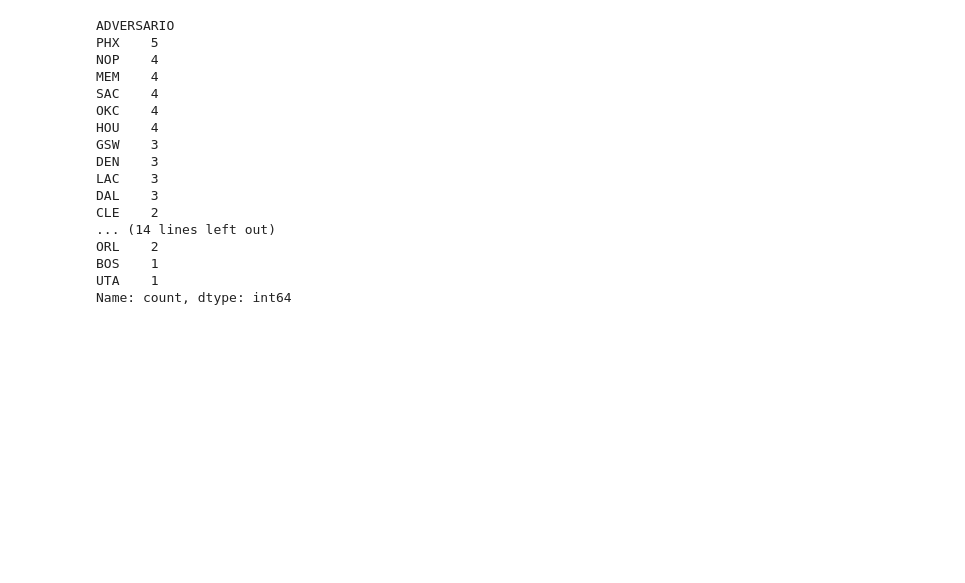
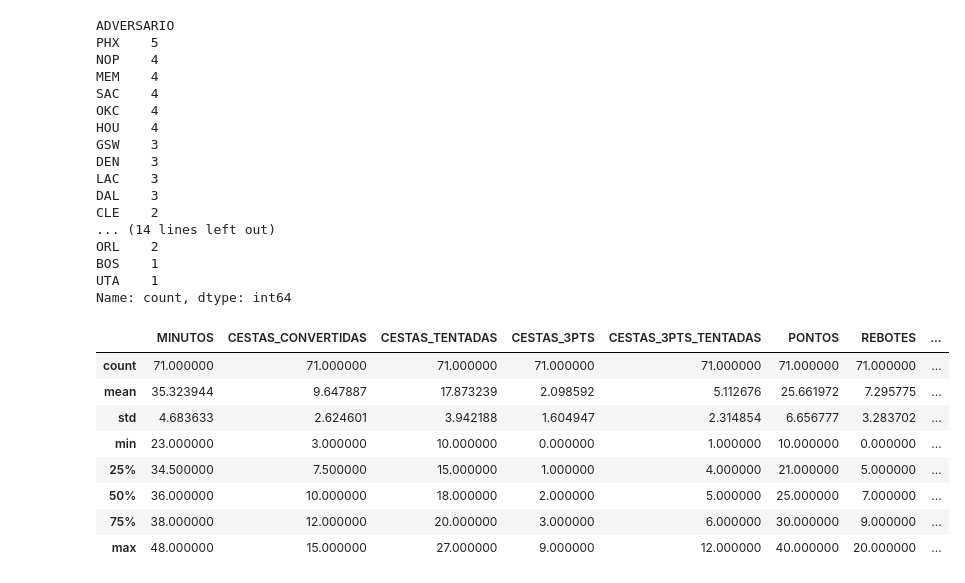
Before and after one commit to BernardoSantDev/Pipeline-de-Dados-com-API-Limpeza-e-Analise, a Jupyter notebook: notebooks/projeto_api.ipynb, the cells around one changed output. Saved outputs shown, nothing was run; the diff lists cells and outputs as text; code cells hidden in the pictures; blank space fills up the shorter version.

```diff
--- a/notebooks/projeto_api.ipynb
+++ b/notebooks/projeto_api.ipynb
@@ -247,3 +247,15 @@ ORL    2
 BOS    1
 UTA    1
 Name: count, dtype: int64
+# %%
+df.describe()
+# %% [output]
+|  | MINUTOS | CESTAS_CONVERTIDAS | CESTAS_TENTADAS | CESTAS_3PTS | CESTAS_3PTS_TENTADAS | PONTOS | REBOTES | ... |
+| count | 71.000000 | 71.000000 | 71.000000 | 71.000000 | 71.000000 | 71.000000 | 71.000000 | ... |
+| mean | 35.323944 | 9.647887 | 17.873239 | 2.098592 | 5.112676 | 25.661972 | 7.295775 | ... |
+| std | 4.683633 | 2.624601 | 3.942188 | 1.604947 | 2.314854 | 6.656777 | 3.283702 | ... |
+| min | 23.000000 | 3.000000 | 10.000000 | 0.000000 | 1.000000 | 10.000000 | 0.000000 | ... |
+| 25% | 34.500000 | 7.500000 | 15.000000 | 1.000000 | 4.000000 | 21.000000 | 5.000000 | ... |
+| 50% | 36.000000 | 10.000000 | 18.000000 | 2.000000 | 5.000000 | 25.000000 | 7.000000 | ... |
+| 75% | 38.000000 | 12.000000 | 20.000000 | 3.000000 | 6.000000 | 30.000000 | 9.000000 | ... |
+| max | 48.000000 | 15.000000 | 27.000000 | 9.000000 | 12.000000 | 40.000000 | 20.000000 | ... |
```
